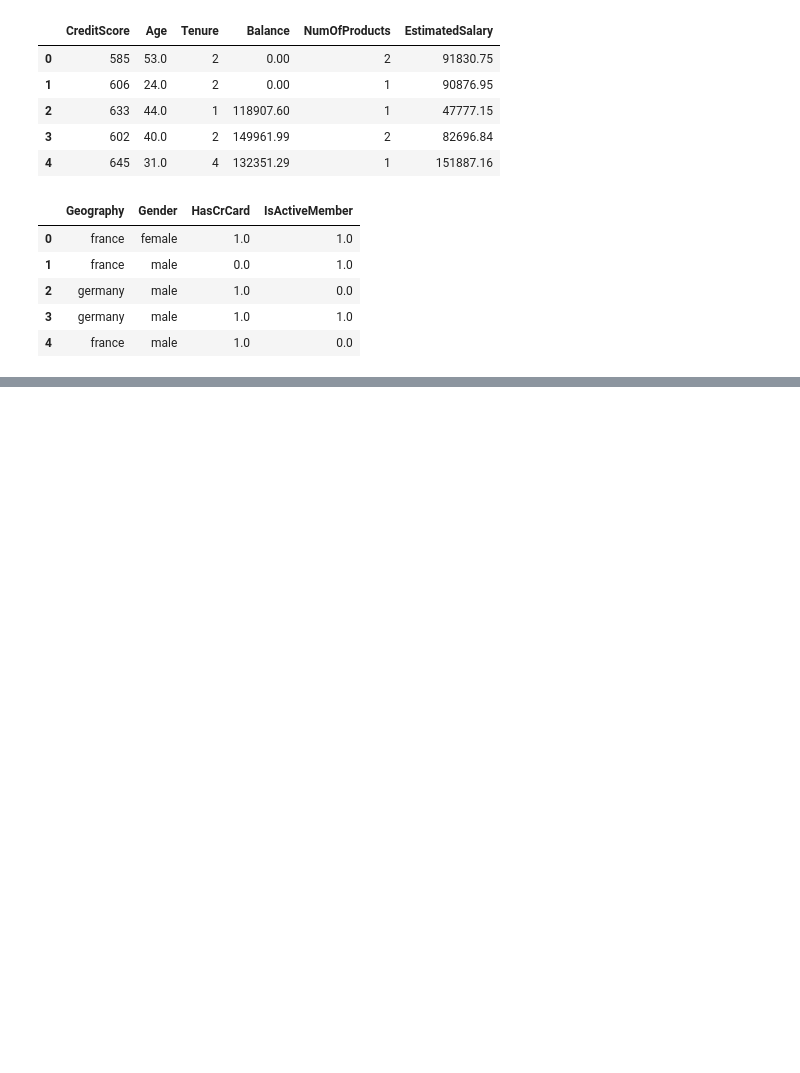
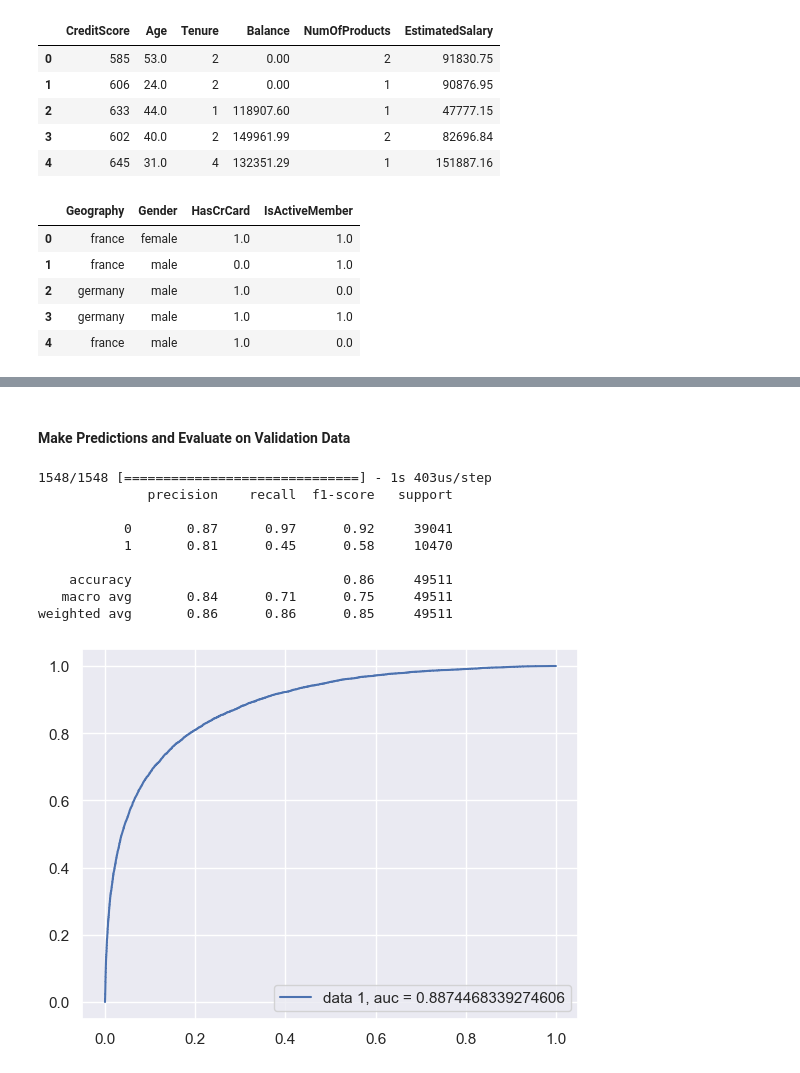
Before and after one commit to ihsiukaoBerkeley/FIT-IT, a Jupyter notebook: src/MNN_norm_param.ipynb, the cells around one changed output, grey strips where cells are left out. Drawn from its saved outputs; the diff is of its cells as text; code cells hidden in the pictures; blank space fills up the shorter version.

```diff
--- a/src/MNN_norm_param.ipynb
+++ b/src/MNN_norm_param.ipynb
@@ -249,0 +391,42 @@ Epochs: 10, Batch Size: 32, Layers: [64, 32], Activation: relu, Optimizer: Adam,
+# %% [markdown]
+#### Make Predictions and Evaluate on Validation Data
+# %%
+#make predictions
+predict_val = mnn_best_unbalanced.predict({
+    "CreditScore": X_val_norm[["CreditScore"]],
+    "Geography": X_val_norm[["Geography"]],
+    "Gender": X_val_norm[["Gender"]],
+    "Age": X_val_norm[["Age"]],
+    "Tenure": X_val_norm[["Tenure"]],
+    "Balance": X_val_norm[["Balance"]],
+    "NumOfProducts": X_val_norm[["NumOfProducts"]],
+    "HasCrCard": X_val_norm[["HasCrCard"]],
+    "IsActiveMember": X_val_norm[["IsActiveMember"]],
+    "EstimatedSalary": X_val_norm[["EstimatedSalary"]],
+})
+
+#ROC Curve and AUC
+fpr, tpr, _ = metrics.roc_curve(Y_val_norm,  predict_val)
+auc = metrics.roc_auc_score(Y_val_norm, predict_val)
+plt.plot(fpr, tpr, label = "data 1, auc = " + str(auc))
+plt.legend(loc = 4)
+
+#convert probability to labels
+predict_val[predict_val <= 0.5] = 0
+predict_val[predict_val > 0.5] = 1
+
+#print metrics
+print(metrics.classification_report(Y_val_norm, predict_val))
+
+plt.show()
+# %% [output]
+1548/1548 [==============================] - 1s 403us/step
+              precision    recall  f1-score   support
+
+           0       0.87      0.97      0.92     39041
+           1       0.81      0.45      0.58     10470
+
+    accuracy                           0.86     49511
+   macro avg       0.84      0.71      0.75     49511
+weighted avg       0.86      0.86      0.85     49511
+[figure, added]
```
Also changed, not shown: parts of 21 cells of this notebook, 2 other files.
